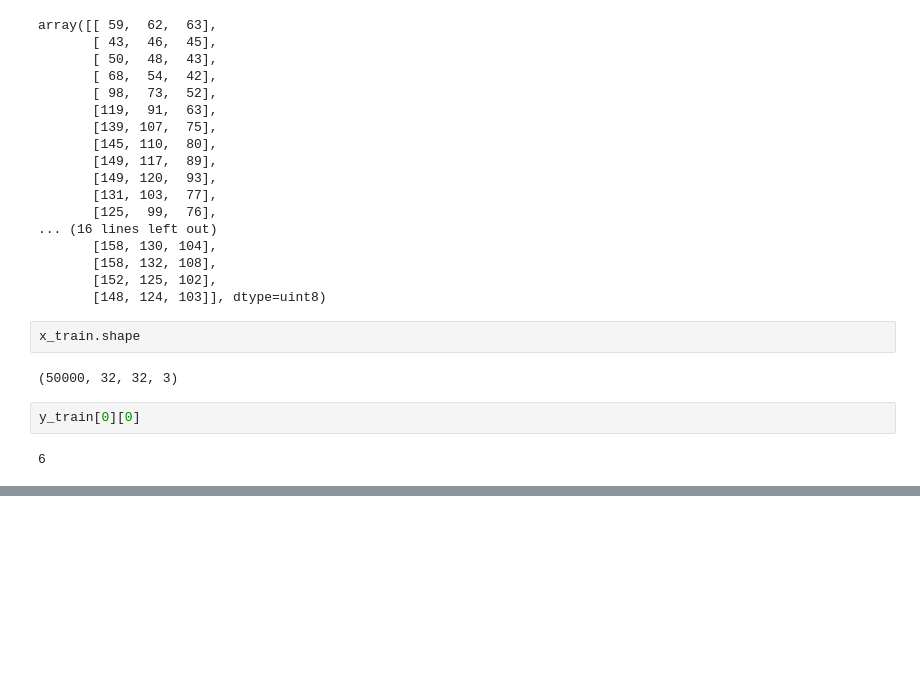
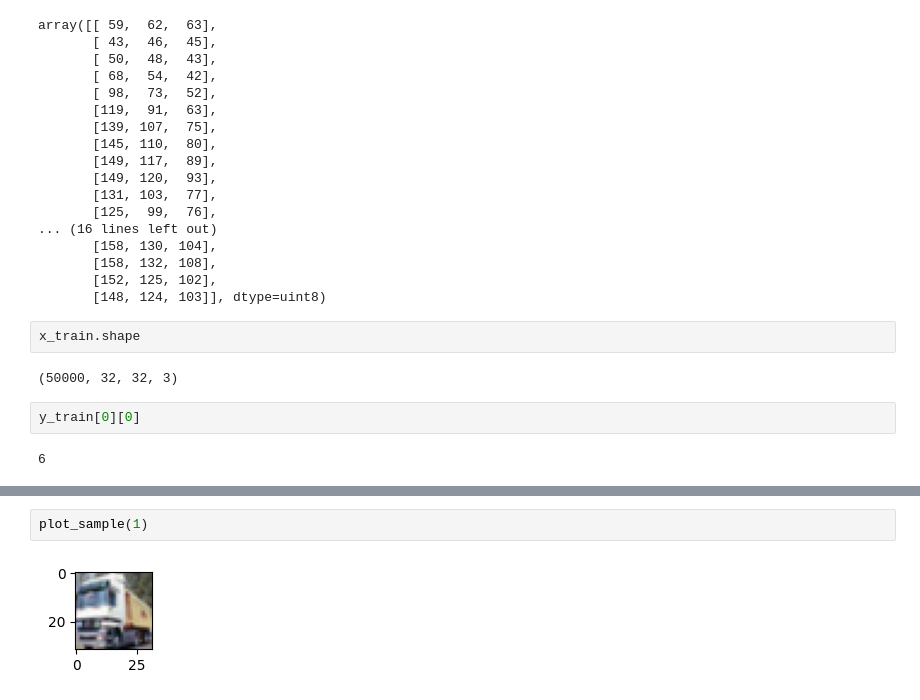
Before and after one commit to Aakanshi-Sharma/multi-image-classification, a Jupyter notebook: model.ipynb, the cells around one changed output, grey strips where cells are left out. Saved outputs shown, nothing was run; the diff lists cells and outputs as text; blank space fills up the shorter version.

```diff
--- a/model.ipynb
+++ b/model.ipynb
@@ -51,0 +55,4 @@ plt.imshow(x_train[0])
+# %%
+plot_sample(1)
+# %% [output]
+[figure, added]
```
Also changed, not shown: parts of 3 cells of this notebook.
